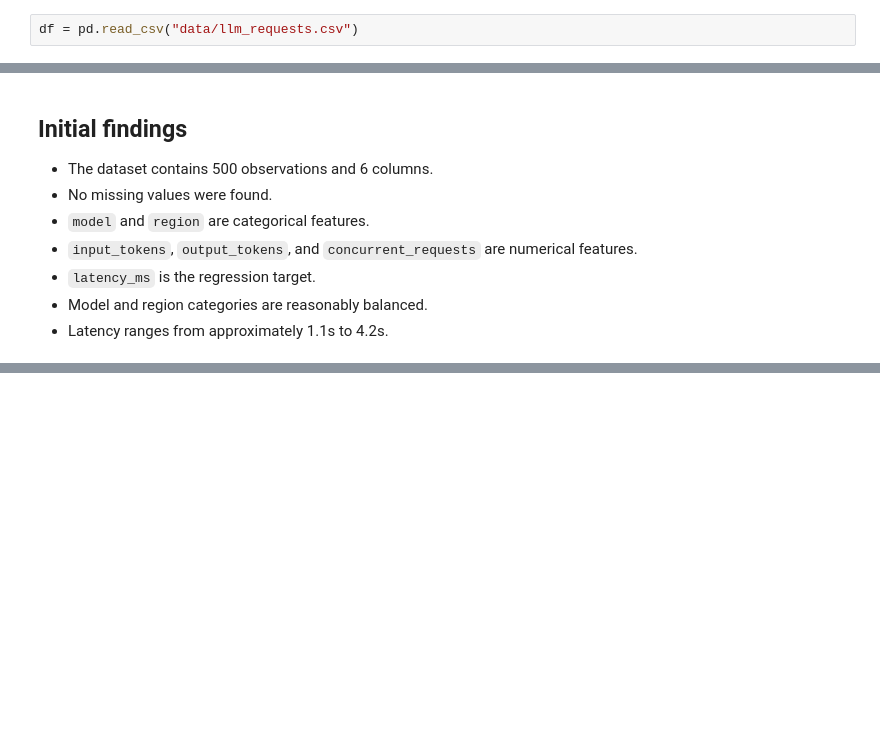
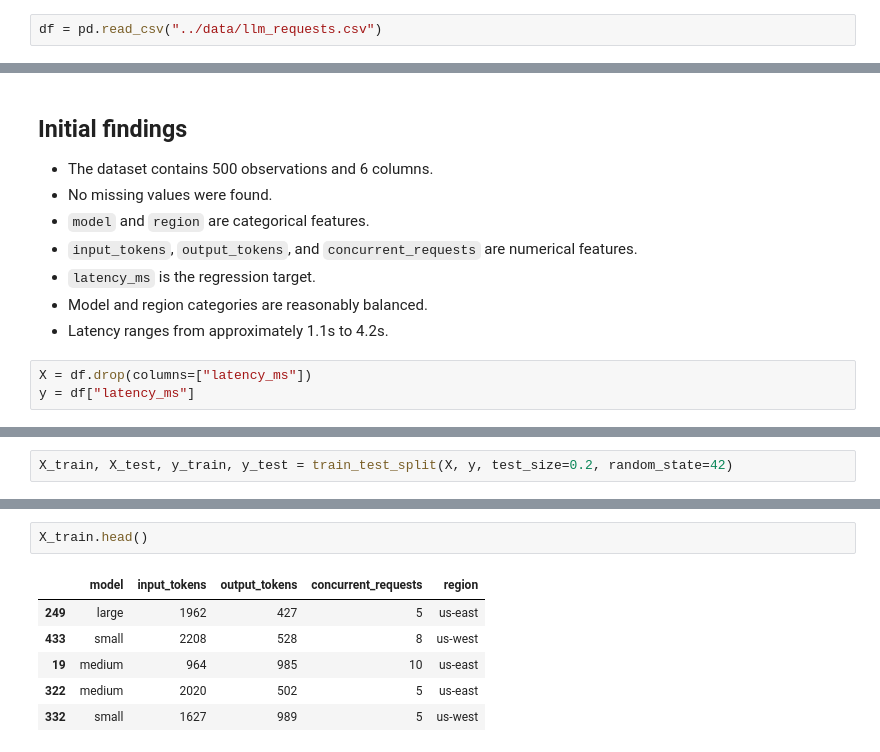
Before and after one commit to luisEnriqueSM/llm-request-performance, a Jupyter notebook: notebooks/01_data_exploration.ipynb, the cells around one changed output, grey strips where cells are left out. Cells and saved outputs as stored; diff of their text form; blank space fills up the shorter version.

```diff
--- a/notebooks/01_data_exploration.ipynb
+++ b/notebooks/01_data_exploration.ipynb
@@ -1,7 +1,7 @@
 # %%
 import pandas as pd
 # %%
-df = pd.read_csv("data/llm_requests.csv")
+df = pd.read_csv("../data/llm_requests.csv")
 # %%
 df.head()
 # %% [output]
@@ -79,3 +79,6 @@ Name: count, dtype: int64
 - `latency_ms` is the regression target.
 - Model and region categories are reasonably balanced.
 - Latency ranges from approximately 1.1s to 4.2s.
+# %%
+X = df.drop(columns=["latency_ms"])
+y = df["latency_ms"]
@@ -81,0 +87,2 @@ Name: count, dtype: int64
+# %%
+X_train, X_test, y_train, y_test = train_test_split(X, y, test_size=0.2, random_state=42)
@@ -81,0 +99,9 @@ Name: count, dtype: int64
+# %%
+X_train.head()
+# %% [output]
+|  | model | input_tokens | output_tokens | concurrent_requests | region |
+| 249 | large | 1962 | 427 | 5 | us-east |
+| 433 | small | 2208 | 528 | 8 | us-west |
+| 19 | medium | 964 | 985 | 10 | us-east |
+| 322 | medium | 2020 | 502 | 5 | us-east |
+| 332 | small | 1627 | 989 | 5 | us-west |
```
Also changed, not shown: parts of 34 cells of this notebook.
